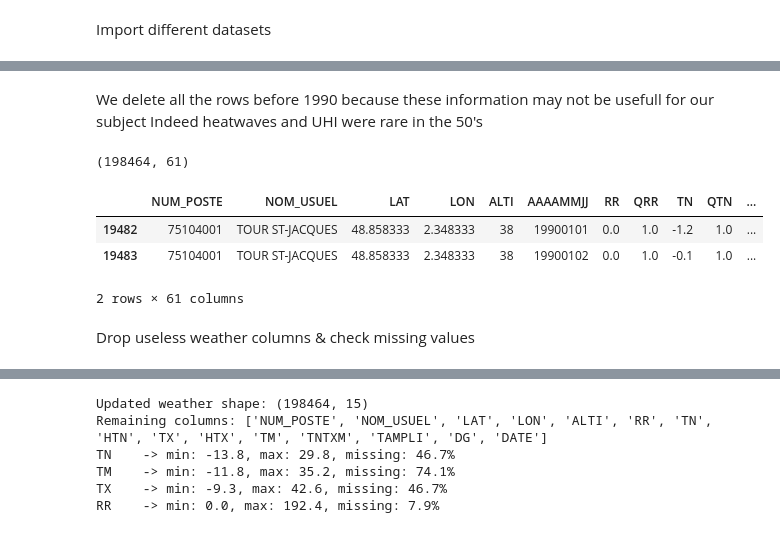
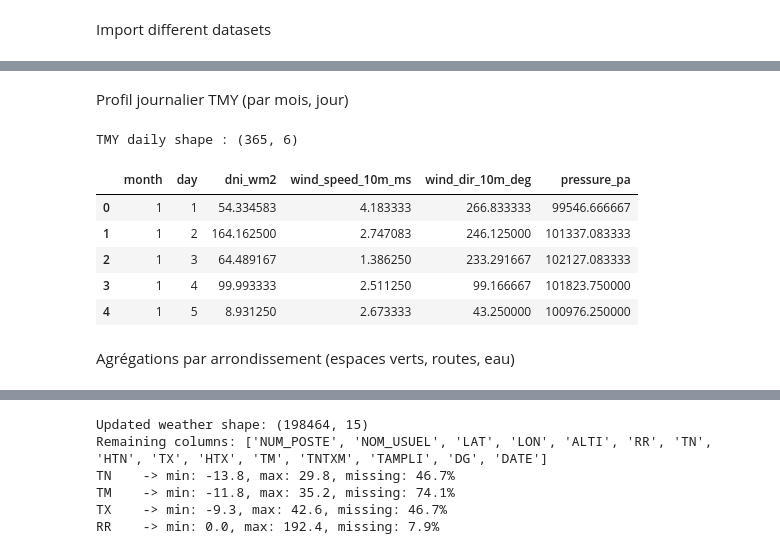
Before and after one commit to ChloeMoussalli/ML_Project, a Jupyter notebook: notebooks/data_preparation.ipynb, the cells around one changed output, grey strips where cells are left out. Drawn from its saved outputs; the diff is of its cells as text; code cells hidden in the pictures.

```diff
--- a/notebooks/data_preparation.ipynb
+++ b/notebooks/data_preparation.ipynb
@@ -88,19 +84,37 @@ Merge the 2 meteorogical datasets (from 1990 to 2026)
 # %% [markdown]
-We delete all the rows before 1990 because these information may not be usefull for our subject
-Indeed heatwaves and UHI were rare in the 50's
+Profil journalier TMY (par mois, jour)
 # %%
-df_weather = pd.concat([df_weather_prev, df_weather_latest], ignore_index=True)
-df_weather["DATE"] = pd.to_datetime(df_weather["AAAAMMJJ"].astype(str), format="%Y%m%d", errors="coerce")
-df_weather = df_weather[df_weather["DATE"].dt.year >= 1990].copy()
+tmy_dt = pd.to_datetime(df_tmy_raw["time(UTC)"], format="%Y%m%d:%H%M", errors="coerce")
+tmy_cols = ["Gb(n)", "WS10m", "WD10m", "SP"]
 
-print(df_weather.shape)
-df_weather.head(2)
+df_tmy_daily = (
+    df_tmy_raw[tmy_cols]
+    .apply(pd.to_numeric, errors="coerce")
+    .assign(
+        month=tmy_dt.dt.month,
+        day=tmy_dt.dt.day,
+    )
+    .dropna(subset=["month", "day"])
+    .groupby(["month", "day"], as_index=False)
+    .mean()
+    .rename(columns={
+        "Gb(n)": "dni_wm2",
+        "WS10m": "wind_speed_10m_ms",
+        "WD10m": "wind_dir_10m_deg",
+        "SP": "pressure_pa",
+    })
+)
+
+print("TMY daily shape :", df_tmy_daily.shape)
+df_tmy_daily.head()
 # %% [output]
-(198464, 61)
+TMY daily shape : (365, 6)
-|  | NUM_POSTE | NOM_USUEL | LAT | LON | ALTI | AAAAMMJJ | RR | QRR | TN | QTN | ... |
-| 19482 | 75104001 | TOUR ST-JACQUES | 48.858333 | 2.348333 | 38 | 19900101 | 0.0 | 1.0 | -1.2 | 1.0 | ... |
-| 19483 | 75104001 | TOUR ST-JACQUES | 48.858333 | 2.348333 | 38 | 19900102 | 0.0 | 1.0 | -0.1 | 1.0 | ... |
+|  | month | day | dni_wm2 | wind_speed_10m_ms | wind_dir_10m_deg | pressure_pa |
+| 0 | 1 | 1 | 54.334583 | 4.183333 | 266.833333 | 99546.666667 |
+| 1 | 1 | 2 | 164.162500 | 2.747083 | 246.125000 | 101337.083333 |
+| 2 | 1 | 3 | 64.489167 | 1.386250 | 233.291667 | 102127.083333 |
+| 3 | 1 | 4 | 99.993333 | 2.511250 | 99.166667 | 101823.750000 |
+| 4 | 1 | 5 | 8.931250 | 2.673333 | 43.250000 | 100976.250000 |
-2 rows × 61 columns
 # %% [markdown]
-Drop useless weather columns & check missing values
+Agrégations par arrondissement (espaces verts, routes, eau)
 # %%
```
Also changed, not shown: parts of 13 cells of this notebook, 3 other files.
